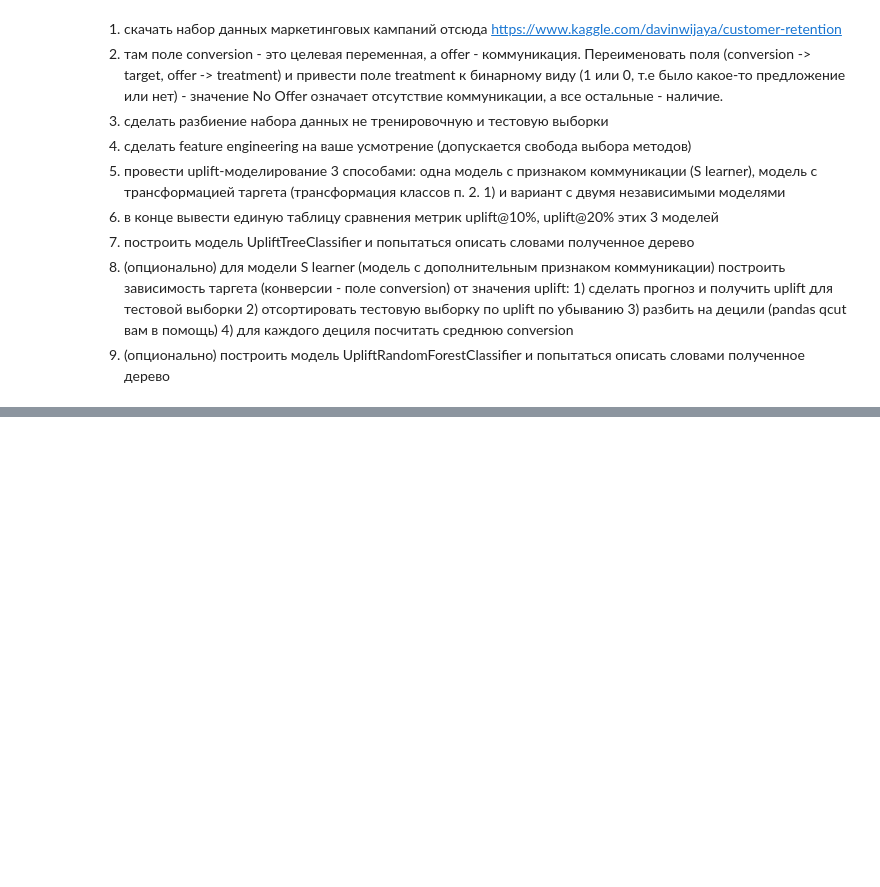
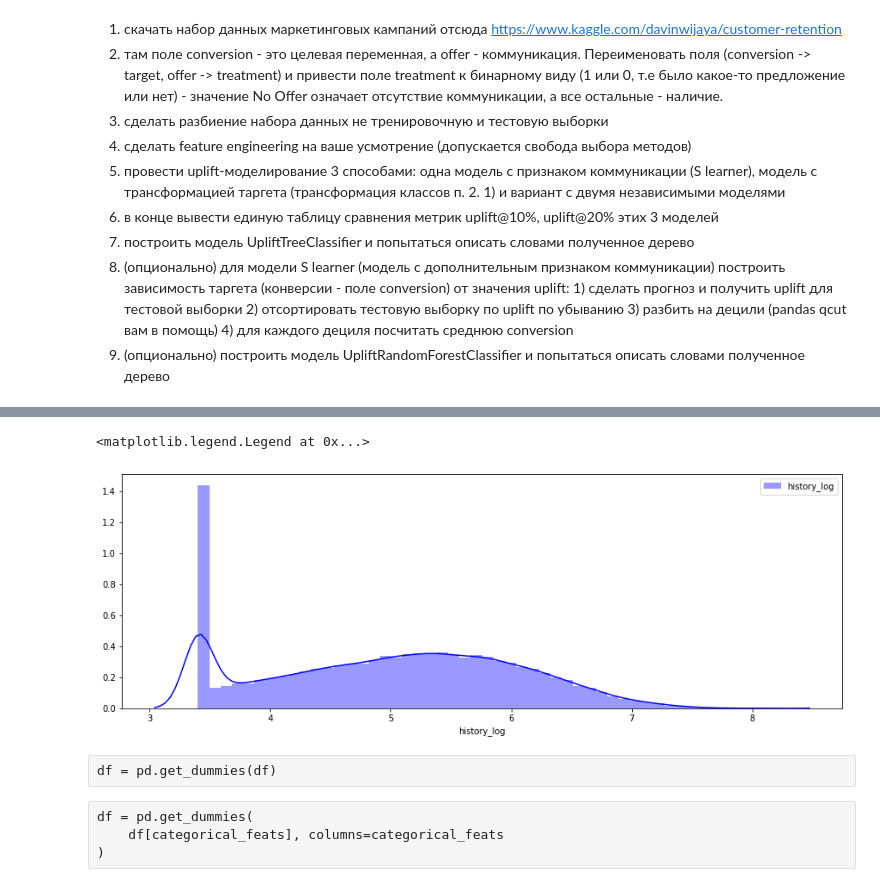
Before and after one commit to LMAXL7791211/ML_in_business, a Jupyter notebook: HW 4 ML in business 2021-06-12 Lukyanov M.ipynb, the cells around one changed output, grey strips where cells are left out. Cells and saved outputs as stored; diff of their text form; code cells hidden in the pictures; blank space fills up the shorter version.

```diff
--- a/HW 4 ML in business 2021-06-12 Lukyanov M.ipynb
+++ b/HW 4 ML in business 2021-06-12 Lukyanov M.ipynb
@@ -14,0 +72,8 @@
+# %%
+fig, axes = plt.subplots(1, 1, figsize=(15, 5))
+sns.distplot(df['history_log'], color="Blue", label="history_log")
+# sns.distplot(df['history'], color="Green", label="history")
+plt.legend()
+# %% [output]
+<matplotlib.legend.Legend at 0x...>
+[figure, added]
@@ -14,0 +82,6 @@
+# %% [raw]
+df = pd.get_dummies(df)
+# %% [raw]
+df = pd.get_dummies(
+    df[categorical_feats], columns=categorical_feats
+)
```
Also changed, not shown: parts of 34 cells of this notebook.
